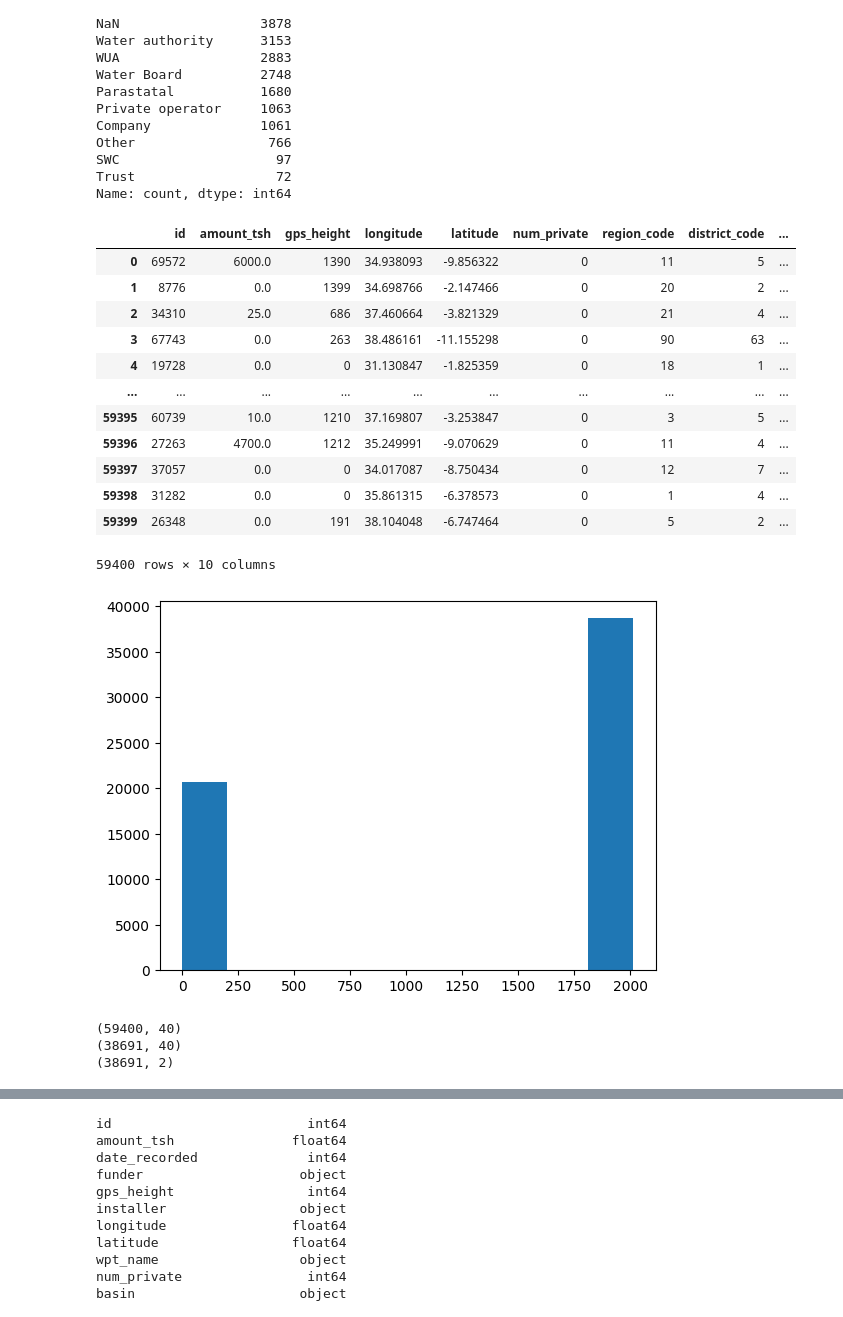
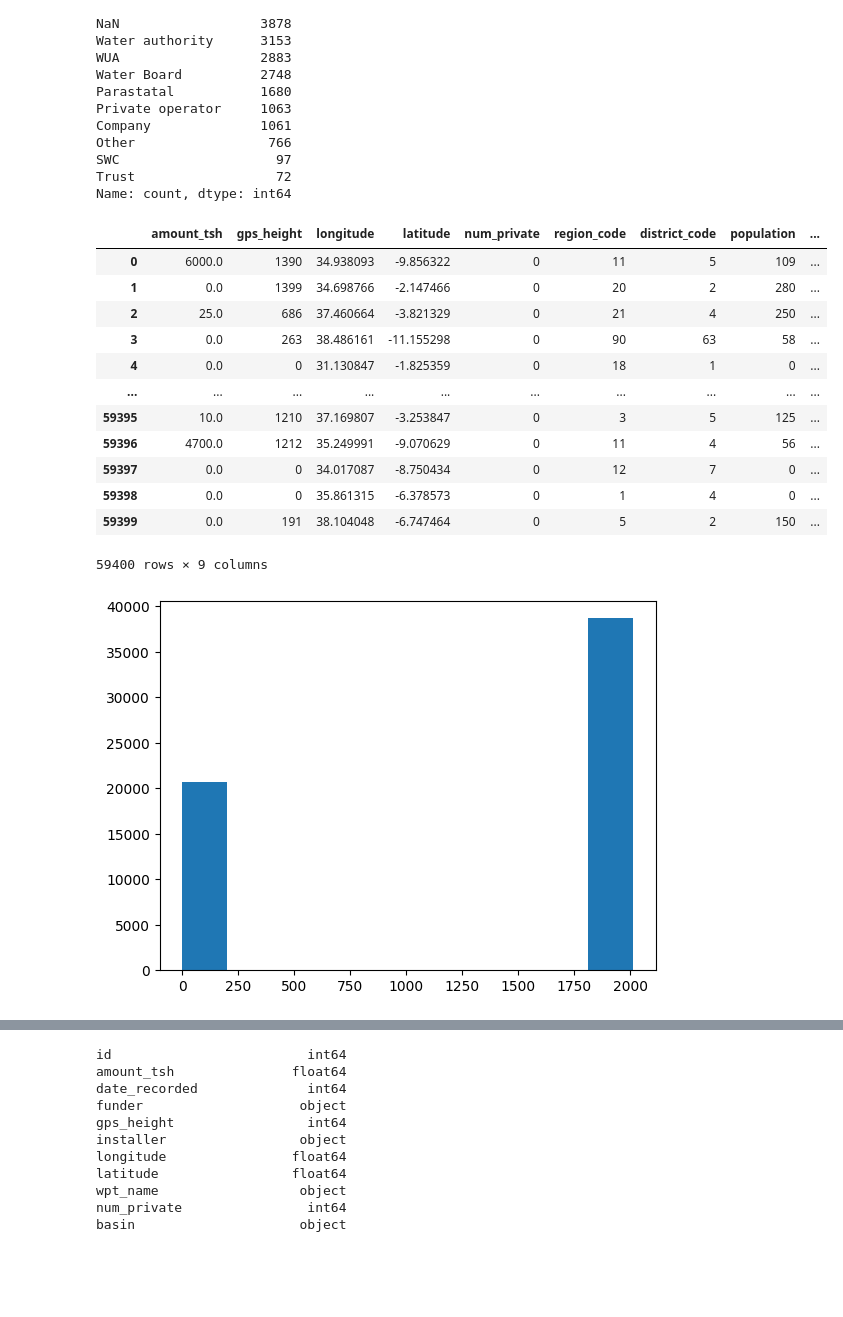
Before and after one commit to jimenacotera/Supervised-ML-Model-Comparison-and-Hyper-parameter-Optimisation, a Jupyter notebook: p1-part1.ipynb, the cells around one changed output, grey strips where cells are left out. Drawn from its saved outputs; the diff is of its cells as text; code cells hidden in the pictures; blank space fills up the shorter version.

```diff
--- a/p1-part1.ipynb
+++ b/p1-part1.ipynb
@@ -193,53 +198,46 @@ Name: count, dtype: int64
 # %%
 # Plot histograms for the numeric features to detect which ones have missing data
 
 # Identify features that are numerical
-df_num = train_values.select_dtypes(include=["float64", "int64"], exclude=["object"])
+df_num = train_values.select_dtypes(include=["float64", "int64"], exclude=["object"]).drop(columns=["id"])
 display(df_num)
 
 
 
 # Construction year = 0 means missing data
 feature = "construction_year"
 vals = df_num[feature].values # this line takes all values of construction_year column, and put them into a 1-d array
 plt.hist(vals) # show a histogram of the values
 plt.show()
 
-# TODO here i am using imputation figure out if that is the best approach
-# Remove every row where construction year is 0 -> this means this data is missing
-mask = train_values['construction_year'] != 0
-print(train_values.shape)
-train_values_filt = train_values[mask].reset_index(drop=True)
-train_labels_filt = train_labels[mask].reset_index(drop=True)
-# TODO clean these two lines up
-train_values = train_values_filt
-train_labels = train_labels_filt
-print(train_values.shape)
-print(train_labels.shape)
 
 
 
 # TODO Might need to handle some outlier data
 # TODO Plot the rest of the numeric features using a loop
 feature = "amount_tsh"
 plt.hist(df_num[feature])
 plt.show()
+
+# for f in df_num:
+#     print(f)
+#     plt.hist(df_num[f])
+#     plt.show()
+
+# Assumming the negative values for gps_height are real as we are dealing with wells
 # %% [output]
-|  | id | amount_tsh | gps_height | longitude | latitude | num_private | region_code | district_code | ... |
-| 0 | 69572 | 6000.0 | 1390 | 34.938093 | -9.856322 | 0 | 11 | 5 | ... |
-| 1 | 8776 | 0.0 | 1399 | 34.698766 | -2.147466 | 0 | 20 | 2 | ... |
-| 2 | 34310 | 25.0 | 686 | 37.460664 | -3.821329 | 0 | 21 | 4 | ... |
-| 3 | 67743 | 0.0 | 263 | 38.486161 | -11.155298 | 0 | 90 | 63 | ... |
-| 4 | 19728 | 0.0 | 0 | 31.130847 | -1.825359 | 0 | 18 | 1 | ... |
+|  | amount_tsh | gps_height | longitude | latitude | num_private | region_code | district_code | population | ... |
+| 0 | 6000.0 | 1390 | 34.938093 | -9.856322 | 0 | 11 | 5 | 109 | ... |
+| 1 | 0.0 | 1399 | 34.698766 | -2.147466 | 0 | 20 | 2 | 280 | ... |
+| 2 | 25.0 | 686 | 37.460664 | -3.821329 | 0 | 21 | 4 | 250 | ... |
+| 3 | 0.0 | 263 | 38.486161 | -11.155298 | 0 | 90 | 63 | 58 | ... |
+| 4 | 0.0 | 0 | 31.130847 | -1.825359 | 0 | 18 | 1 | 0 | ... |
 | ... | ... | ... | ... | ... | ... | ... | ... | ... | ... |
-| 59395 | 60739 | 10.0 | 1210 | 37.169807 | -3.253847 | 0 | 3 | 5 | ... |
-| 59396 | 27263 | 4700.0 | 1212 | 35.249991 | -9.070629 | 0 | 11 | 4 | ... |
-| 59397 | 37057 | 0.0 | 0 | 34.017087 | -8.750434 | 0 | 12 | 7 | ... |
-| 59398 | 31282 | 0.0 | 0 | 35.861315 | -6.378573 | 0 | 1 | 4 | ... |
-| 59399 | 26348 | 0.0 | 191 | 38.104048 | -6.747464 | 0 | 5 | 2 | ... |
+| 59395 | 10.0 | 1210 | 37.169807 | -3.253847 | 0 | 3 | 5 | 125 | ... |
+| 59396 | 4700.0 | 1212 | 35.249991 | -9.070629 | 0 | 11 | 4 | 56 | ... |
+| 59397 | 0.0 | 0 | 34.017087 | -8.750434 | 0 | 12 | 7 | 0 | ... |
+| 59398 | 0.0 | 0 | 35.861315 | -6.378573 | 0 | 1 | 4 | 0 | ... |
+| 59399 | 0.0 | 191 | 38.104048 | -6.747464 | 0 | 5 | 2 | 150 | ... |
-59400 rows × 10 columns
+59400 rows × 9 columns
 [figure]
-(59400, 40)
-(38691, 40)
-(38691, 2)
 [figure]
```
Also changed, not shown: parts of 9 cells of this notebook.
